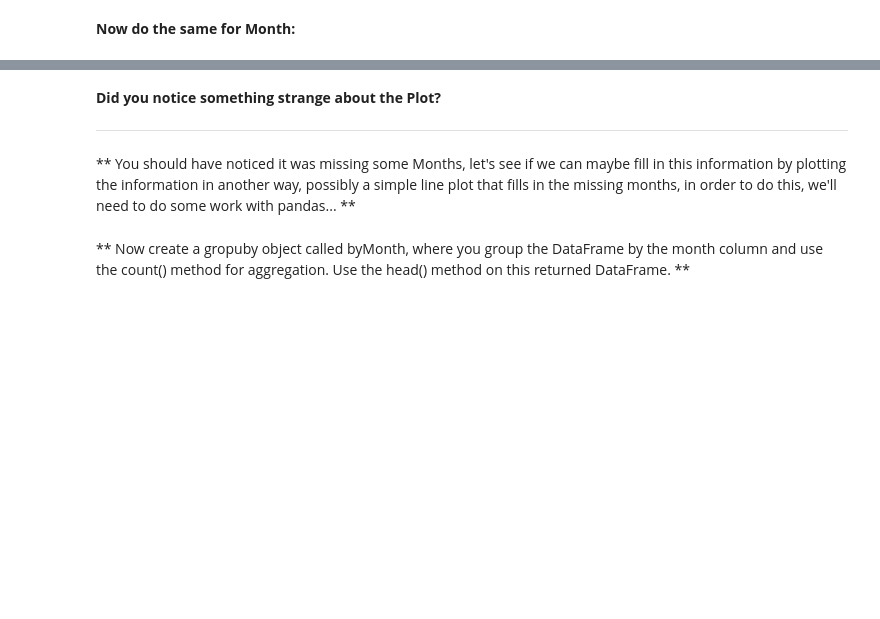
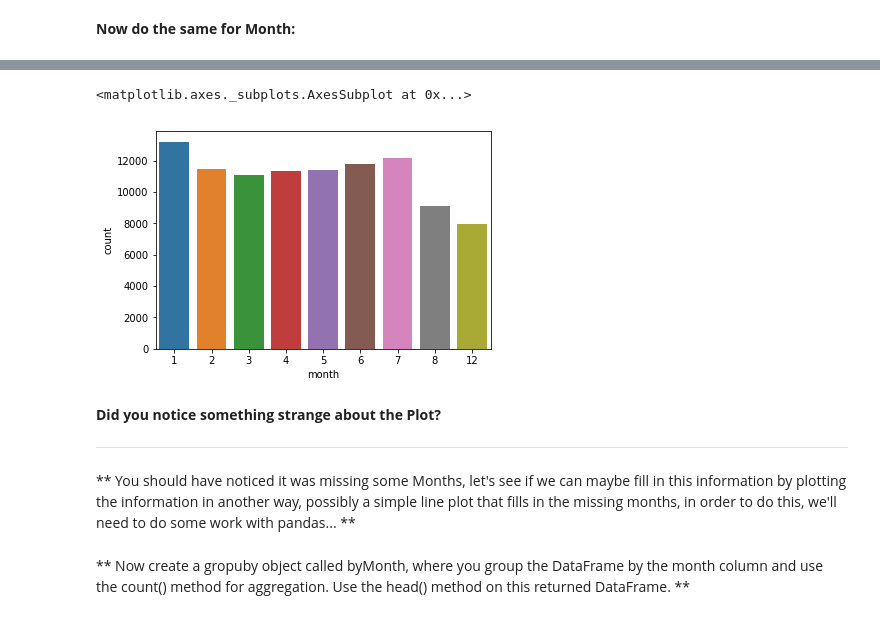
Before and after one commit to imsakshi/Data-Analytics----13-May-2020, a Jupyter notebook: 01-911 Calls Data Capstone Project.ipynb, the cells around one changed output, grey strips where cells are left out. Cells and saved outputs as stored; diff of their text form; code cells hidden in the pictures; blank space fills up the shorter version.

```diff
--- a/01-911 Calls Data Capstone Project.ipynb
+++ b/01-911 Calls Data Capstone Project.ipynb
@@ -145,3 +224,8 @@ ___
+# %%
+sns.countplot(x = "month" , data = df)
+# %% [output]
+<matplotlib.axes._subplots.AxesSubplot at 0x...>
+[figure, added]
 # %% [markdown]
 **Did you notice something strange about the Plot?**
 
```
Also changed, not shown: parts of 50 cells of this notebook, 2 other files.
